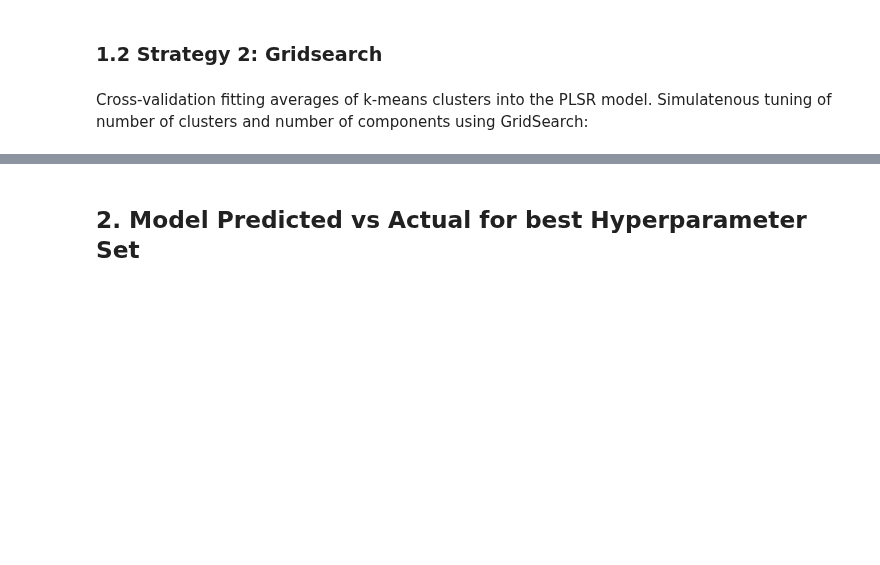
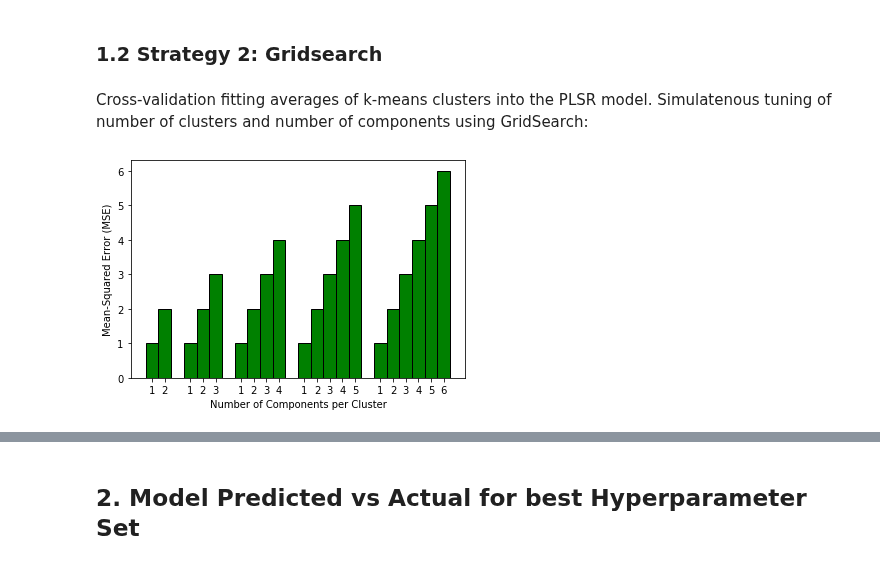
Before and after one commit to meyer-lab/DDMC, a Jupyter notebook: Figure2_kmeansPLSR.ipynb, the cells around one changed output, grey strips where cells are left out. Drawn from its saved outputs; the diff is of its cells as text; code cells hidden in the pictures; blank space fills up the shorter version.

```diff
--- a/Figure2_kmeansPLSR.ipynb
+++ b/Figure2_kmeansPLSR.ipynb
@@ -93,4 +92,9 @@ plt.legend(loc=3);
 ### 1.2 Strategy 2: Gridsearch
 # %% [markdown]
 Cross-validation fitting averages of k-means clusters into the PLSR model. Simulatenous tuning of number of clusters and number of components using GridSearch:
+# %%
+fig, ax = plt.subplots(1, 1)
+plotKmeansPLSR_GridSearch(ax, data, Y_cv)
+# %% [output]
+[figure, added]
 # %%
```
Also changed, not shown: parts of 16 cells of this notebook, 11 other files.
